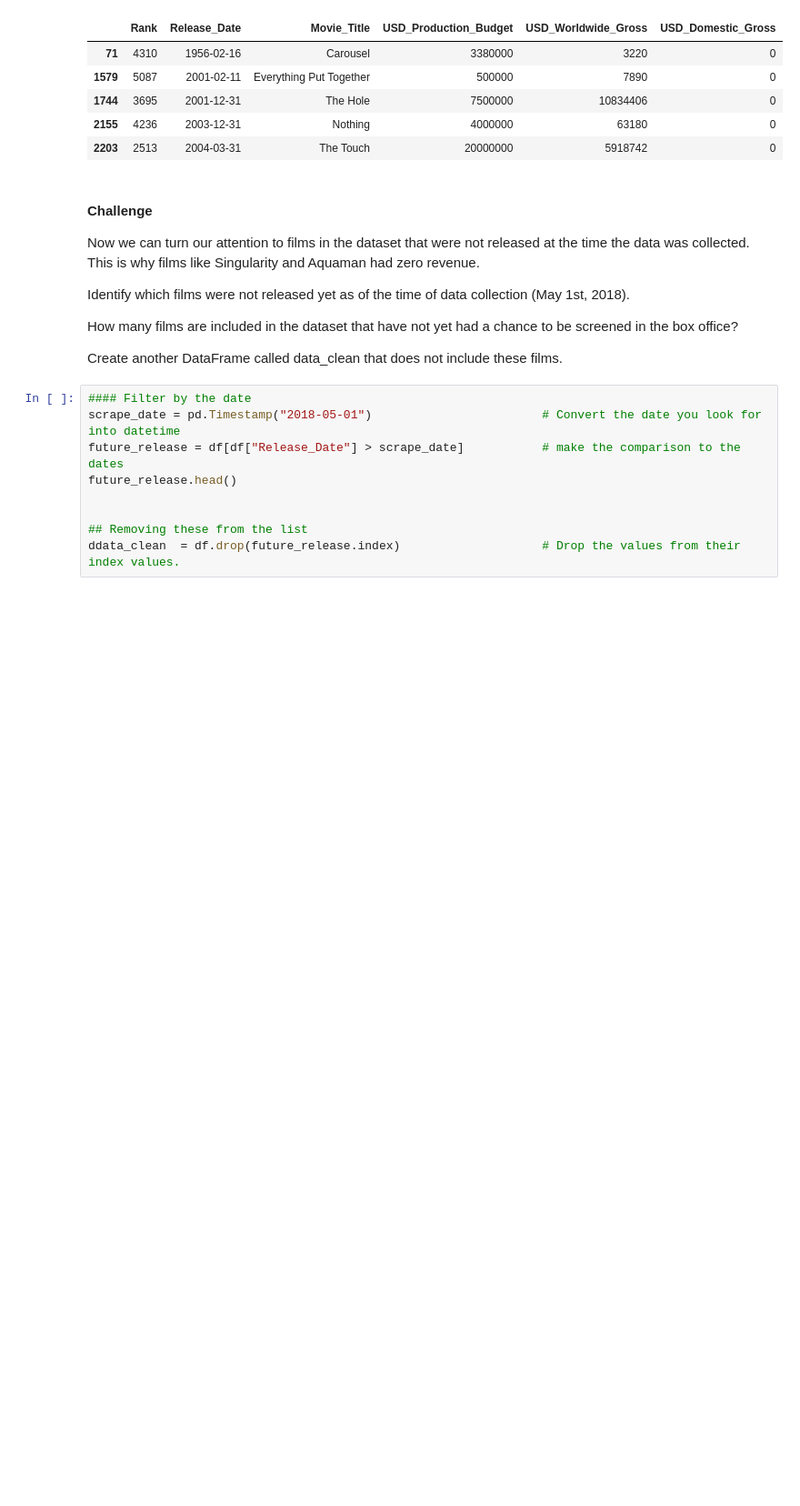
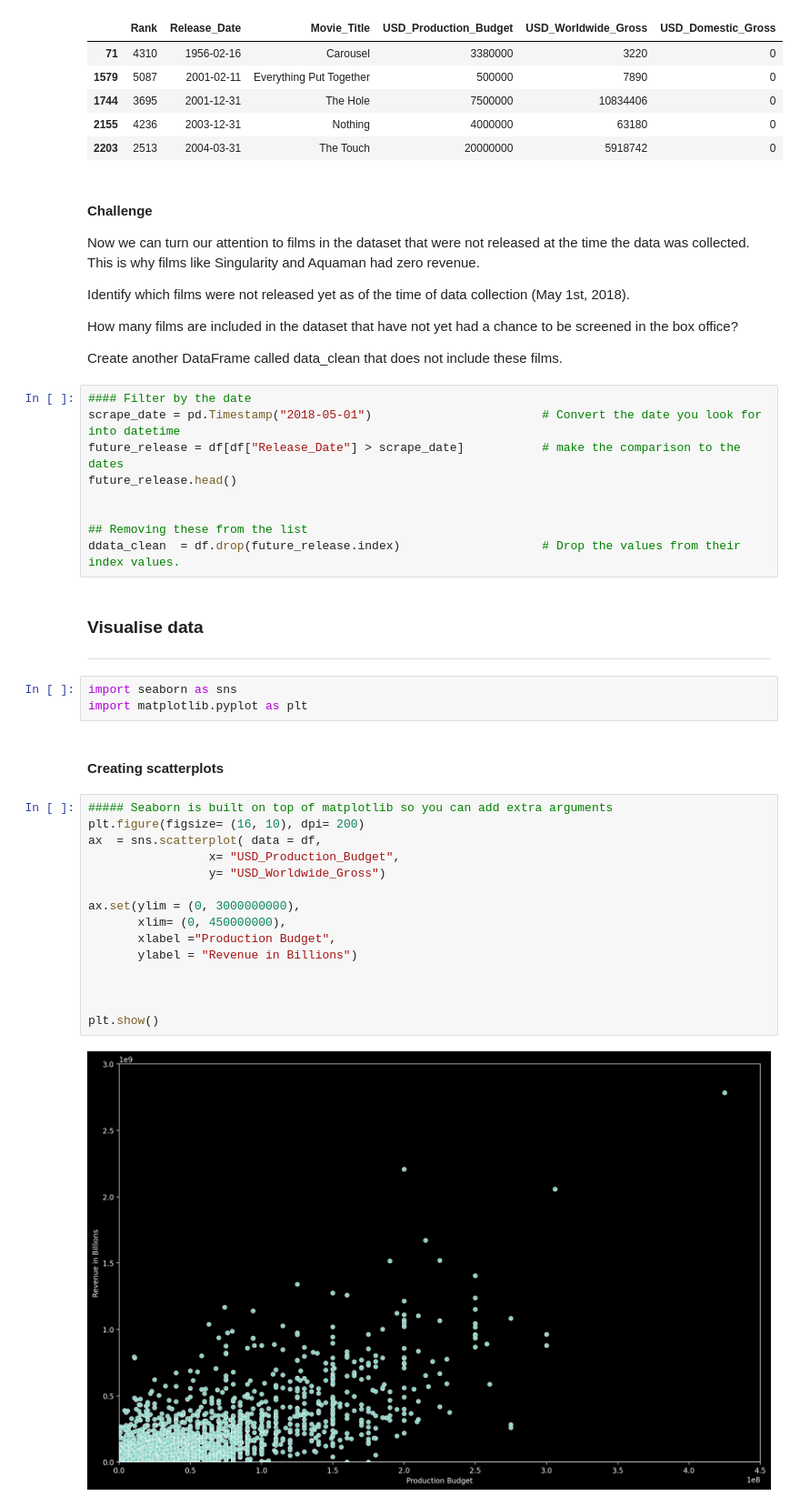
Before and after one commit to shane-221/Python_Basics, a Jupyter notebook: 09_Advanced-Data_Analysis(Pandas-Plotly-Seaborn)/78_Day_78_scikit/main.ipynb, the cells around one changed output. Shown at 91% size. Saved outputs shown, nothing was run; the diff lists cells and outputs as text; blank space fills up the shorter version.

Commit message:
Day 78 Scatterplots finished

```diff
--- a/09_Advanced-Data_Analysis(Pandas-Plotly-Seaborn)/78_Day_78_scikit/main.ipynb
+++ b/09_Advanced-Data_Analysis(Pandas-Plotly-Seaborn)/78_Day_78_scikit/main.ipynb
@@ -148,3 +148,28 @@ future_release.head()
 
 ## Removing these from the list
 ddata_clean  = df.drop(future_release.index)                    # Drop the values from their index values.
+# %% [markdown]
+### Visualise data
+---
+# %%
+import seaborn as sns
+import matplotlib.pyplot as plt
+# %% [markdown]
+#### Creating scatterplots
+# %%
+##### Seaborn is built on top of matplotlib so you can add extra arguments
+plt.figure(figsize= (16, 10), dpi= 200)
+ax  = sns.scatterplot( data = df,
+                 x= "USD_Production_Budget",
+                 y= "USD_Worldwide_Gross")
+
+ax.set(ylim = (0, 3000000000),
+       xlim= (0, 450000000),
+       xlabel ="Production Budget",
+       ylabel = "Revenue in Billions")
+
+
+
+plt.show()
+# %% [output]
+[figure, added]
```
Also changed, not shown: parts of 4 cells of this notebook.
